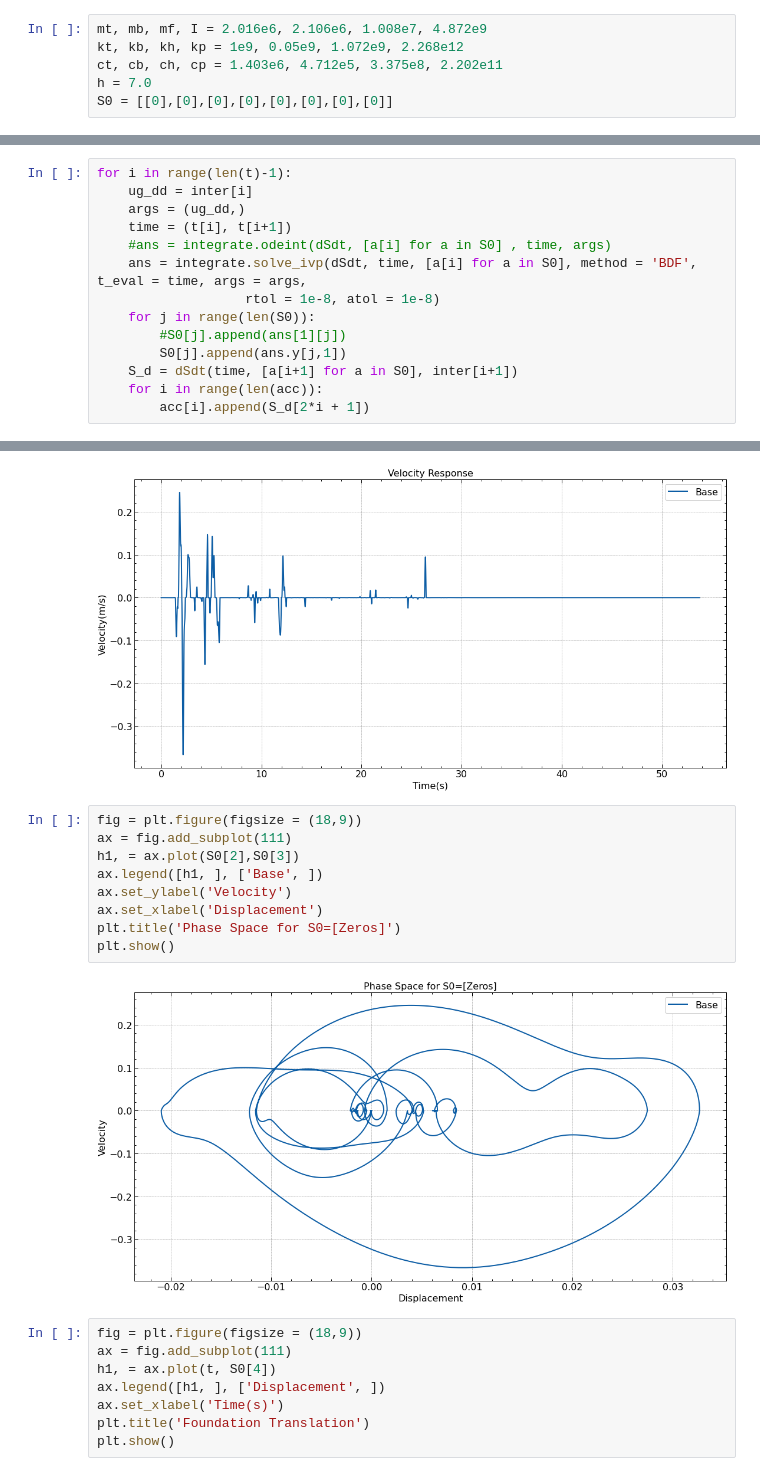
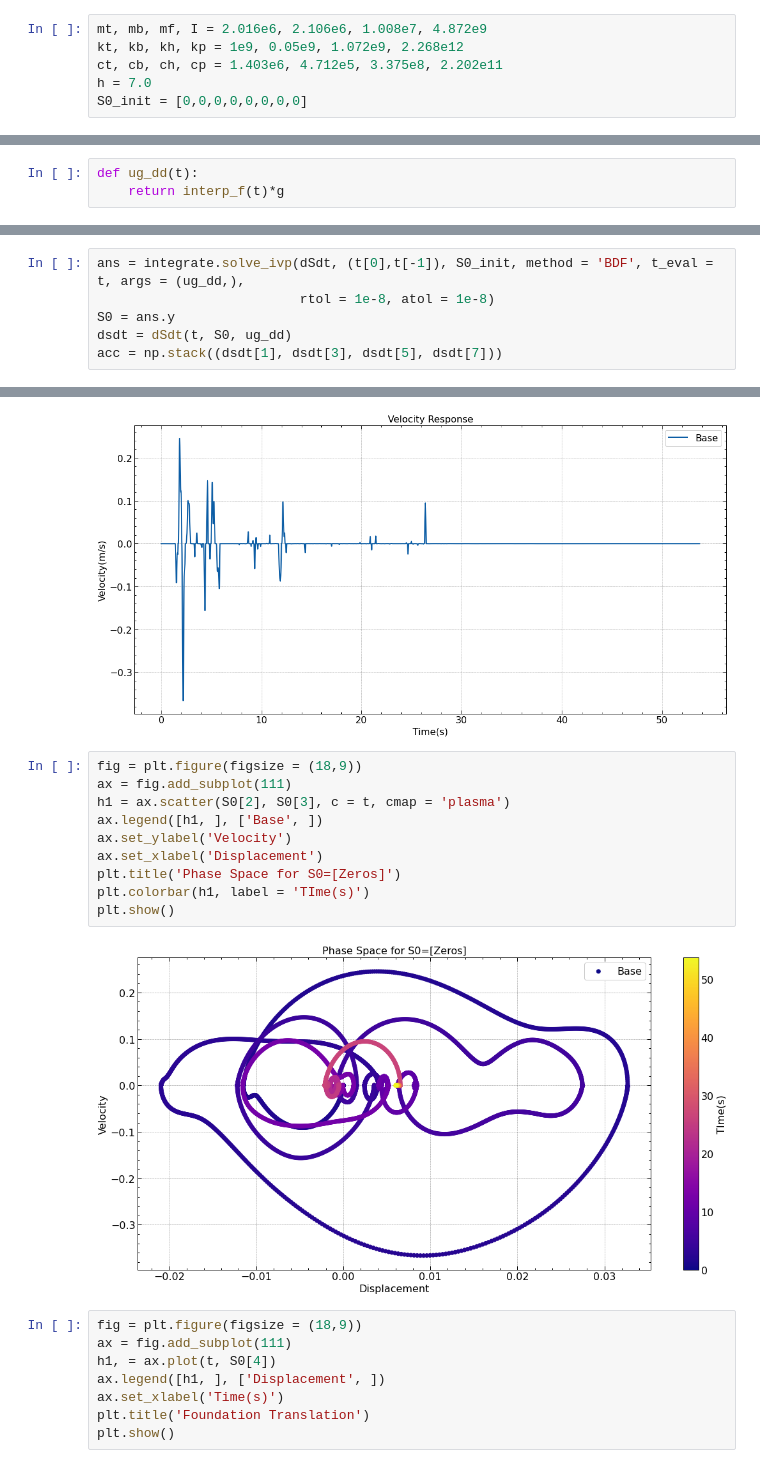
Before and after one commit to nkalauni/low-cost-base-isolation, a Jupyter notebook: direct_method.ipynb, the cells around one changed output, grey strips where cells are left out. Saved outputs shown, nothing was run; the diff lists cells and outputs as text.

```diff
--- a/direct_method.ipynb
+++ b/direct_method.ipynb
@@ -195,4 +203,4 @@ mt, mb, mf, I = 2.016e6, 2.106e6, 1.008e7, 4.872e9
 kt, kb, kh, kp = 1e9, 0.05e9, 1.072e9, 2.268e12
 ct, cb, ch, cp = 1.403e6, 4.712e5, 3.375e8, 2.202e11
 h = 7.0
-S0 = [[0],[0],[0],[0],[0],[0],[0],[0]]
+S0_init = [0,0,0,0,0,0,0,0]
@@ -243,16 +207,5 @@ plt.show()
+# %%
+def ug_dd(t):
+    return interp_f(t)*g
 # %% [markdown]
 Solve the IVP for the interpolated earthquake data
-# %%
-for i in range(len(t)-1):
-    ug_dd = inter[i]
-    args = (ug_dd,)
-    time = (t[i], t[i+1])
-    #ans = integrate.odeint(dSdt, [a[i] for a in S0] , time, args)
-    ans = integrate.solve_ivp(dSdt, time, [a[i] for a in S0], method = 'BDF', t_eval = time, args = args,
-                   rtol = 1e-8, atol = 1e-8)
-    for j in range(len(S0)):
-        #S0[j].append(ans[1][j])
-        S0[j].append(ans.y[j,1])
-    S_d = dSdt(time, [a[i+1] for a in S0], inter[i+1])
-    for i in range(len(acc)):
-        acc[i].append(S_d[2*i + 1])
@@ -263,3 +212,9 @@ len(acc[0])
+# %%
+ans = integrate.solve_ivp(dSdt, (t[0],t[-1]), S0_init, method = 'BDF', t_eval = t, args = (ug_dd,),
+                          rtol = 1e-8, atol = 1e-8)
+S0 = ans.y
+dsdt = dSdt(t, S0, ug_dd)
+acc = np.stack((dsdt[1], dsdt[3], dsdt[5], dsdt[7]))
 # %% [markdown]
 Plot the structural responses
 # %%
@@ -325,14 +280,15 @@ plt.show()
 # %%
 fig = plt.figure(figsize = (18,9))
 ax = fig.add_subplot(111)
-h1, = ax.plot(S0[2],S0[3])
+h1 = ax.scatter(S0[2], S0[3], c = t, cmap = 'plasma')
 ax.legend([h1, ], ['Base', ])
 ax.set_ylabel('Velocity')
 ax.set_xlabel('Displacement')
 plt.title('Phase Space for S0=[Zeros]')
+plt.colorbar(h1, label = 'TIme(s)')
 plt.show()
 # %% [output]
-[figure, old version]
+[figure, new version]
 # %%
 fig = plt.figure(figsize = (18,9))
 ax = fig.add_subplot(111)
```
Also changed, not shown: parts of 27 cells of this notebook, 1 other file.
